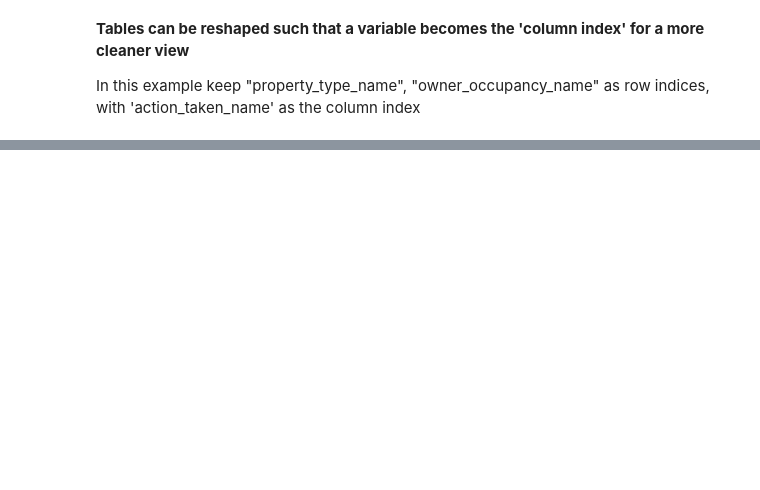
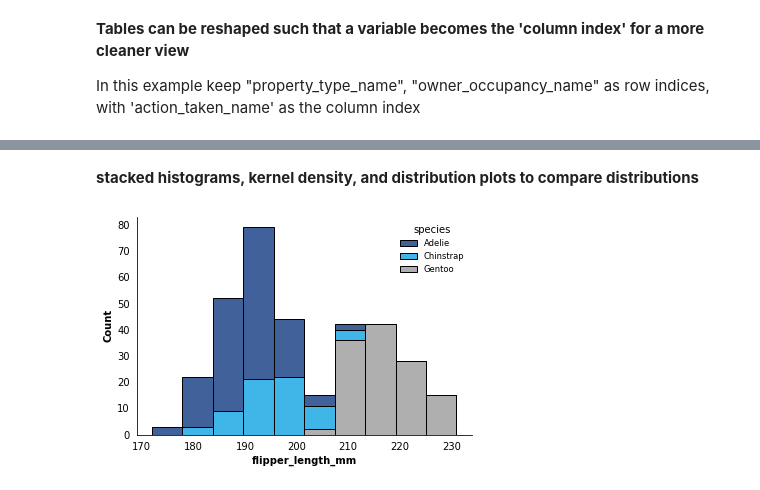
Before and after one commit to ow-gryphon/template_registry, a Jupyter notebook: generate/explore_data_basic/template/notebooks/data_exploration.ipynb, the cells around one changed output, grey strips where cells are left out. Drawn from its saved outputs; the diff is of its cells as text; code cells hidden in the pictures; blank space fills up the shorter version.

```diff
--- a/generate/explore_data_basic/template/notebooks/Data Exploration.ipynb
+++ b/generate/explore_data_basic/template/notebooks/data_exploration.ipynb
@@ -786,0 +809,7 @@ threeway_table.pivot(index=["property_type_name", "owner_occupancy_name"], colum
+# %% [markdown]
+**stacked histograms, kernel density, and distribution plots to compare distributions**
+# %%
+penguins = sns.load_dataset("penguins")
+ax = sns.histplot(data=penguins, x="flipper_length_mm", hue="species", multiple="stack")
+# %% [output]
+[figure, added]
```
Also changed, not shown: parts of 8 cells of this notebook, 9 other files.
